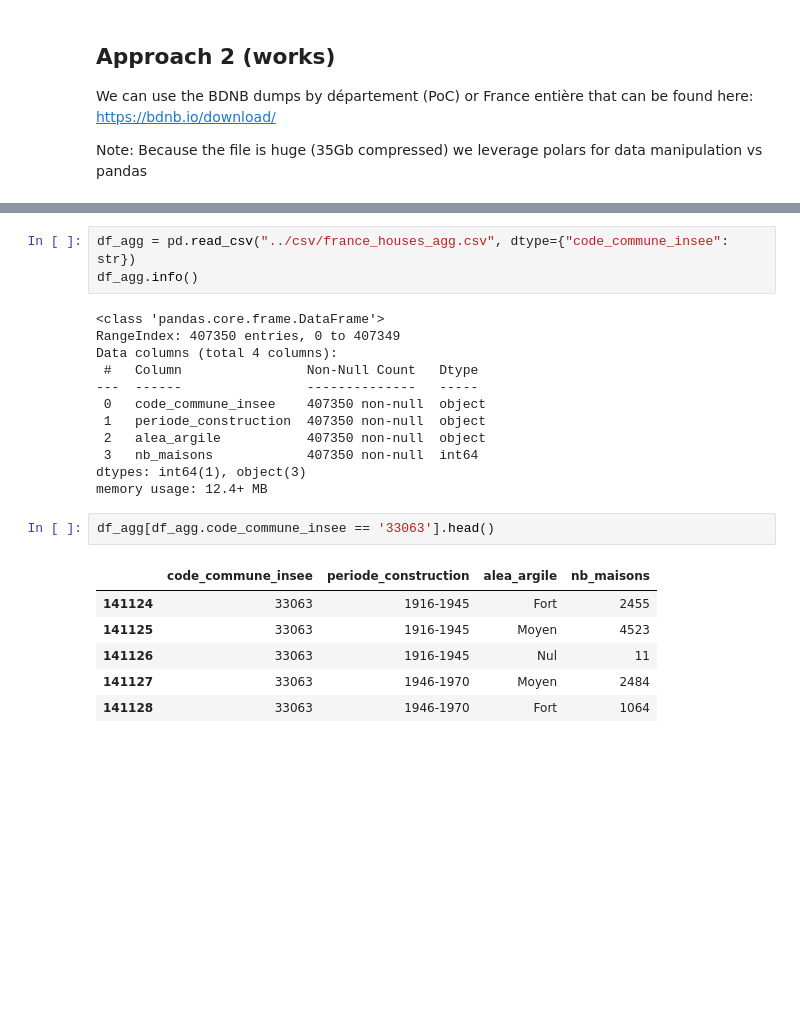
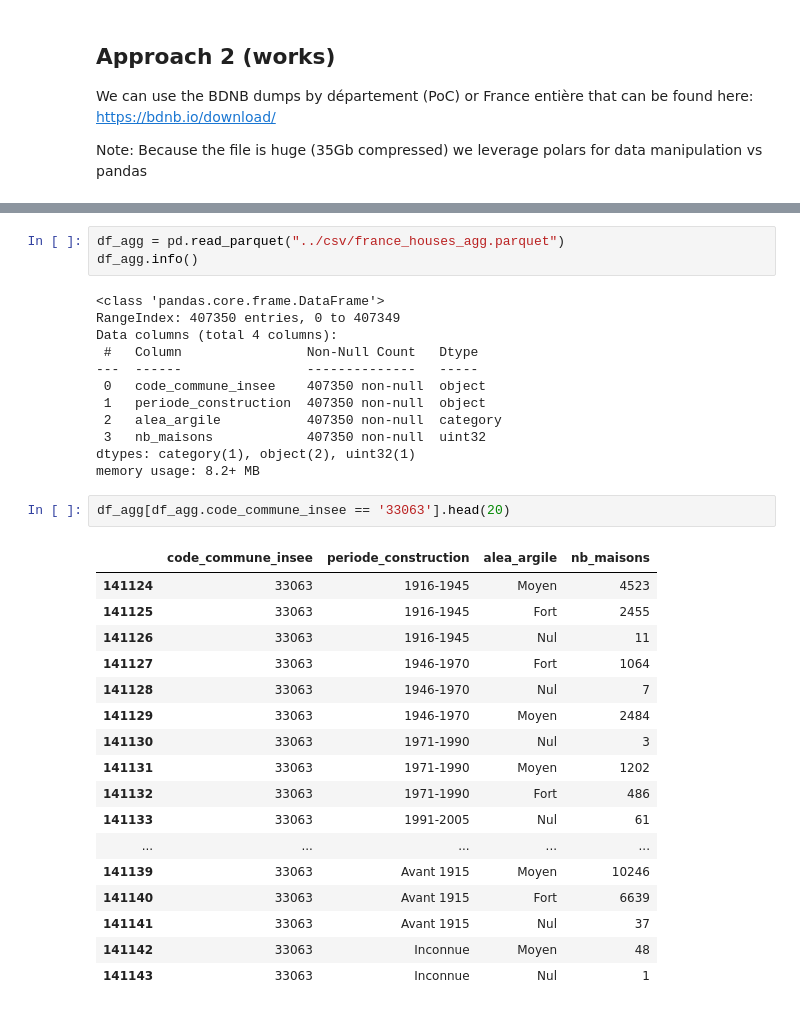
Before and after one commit to dataforgoodfr/14_PrixChangementClimatique, a Jupyter notebook: data/exploration/eda_jacques.ipynb, the cells around one changed output, grey strips where cells are left out. Drawn from its saved outputs; the diff is of its cells as text; blank space fills up the shorter version.

```diff
--- a/data/exploration/eda_jacques.ipynb
+++ b/data/exploration/eda_jacques.ipynb
@@ -356,5 +356,5 @@ Final results saved to ../csv/france_houses_agg.csv
 # %%
-df_agg = pd.read_csv("../csv/france_houses_agg.csv", dtype={"code_commune_insee": str})
+df_agg = pd.read_parquet("../csv/france_houses_agg.parquet")
 df_agg.info()
 # %% [output]
 <class 'pandas.core.frame.DataFrame'>
@@ -364,16 +364,27 @@ Data columns (total 4 columns):
 ---  ------                --------------   -----
  0   code_commune_insee    407350 non-null  object
  1   periode_construction  407350 non-null  object
- 2   alea_argile           407350 non-null  object
- 3   nb_maisons            407350 non-null  int64
-dtypes: int64(1), object(3)
-memory usage: 12.4+ MB
+ 2   alea_argile           407350 non-null  category
+ 3   nb_maisons            407350 non-null  uint32
+dtypes: category(1), object(2), uint32(1)
+memory usage: 8.2+ MB
 # %%
-df_agg[df_agg.code_commune_insee == '33063'].head()
+df_agg[df_agg.code_commune_insee == '33063'].head(20)
 # %% [output]
 |  | code_commune_insee | periode_construction | alea_argile | nb_maisons |
-| 141124 | 33063 | 1916-1945 | Fort | 2455 |
-| 141125 | 33063 | 1916-1945 | Moyen | 4523 |
+| 141124 | 33063 | 1916-1945 | Moyen | 4523 |
+| 141125 | 33063 | 1916-1945 | Fort | 2455 |
 | 141126 | 33063 | 1916-1945 | Nul | 11 |
-| 141127 | 33063 | 1946-1970 | Moyen | 2484 |
-| 141128 | 33063 | 1946-1970 | Fort | 1064 |
+| 141127 | 33063 | 1946-1970 | Fort | 1064 |
+| 141128 | 33063 | 1946-1970 | Nul | 7 |
+| 141129 | 33063 | 1946-1970 | Moyen | 2484 |
+| 141130 | 33063 | 1971-1990 | Nul | 3 |
+| 141131 | 33063 | 1971-1990 | Moyen | 1202 |
+| 141132 | 33063 | 1971-1990 | Fort | 486 |
+| 141133 | 33063 | 1991-2005 | Nul | 61 |
+| ... | ... | ... | ... | ... |
+| 141139 | 33063 | Avant 1915 | Moyen | 10246 |
+| 141140 | 33063 | Avant 1915 | Fort | 6639 |
+| 141141 | 33063 | Avant 1915 | Nul | 37 |
+| 141142 | 33063 | Inconnue | Moyen | 48 |
+| 141143 | 33063 | Inconnue | Nul | 1 |
```
Also changed, not shown: parts of 18 cells of this notebook.
